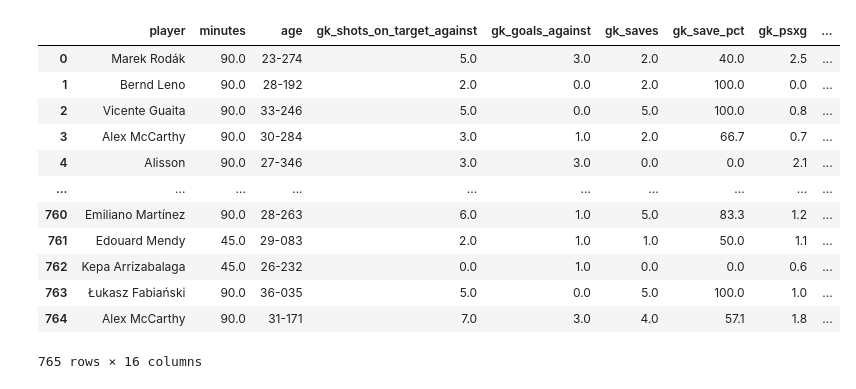
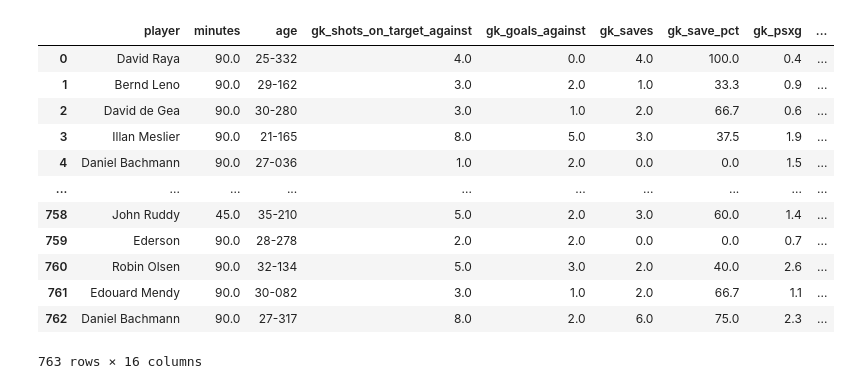
Before and after one commit to Giuliano99/Masterarbeit, a Jupyter notebook: Web Scrape.ipynb, the cells around one changed output. Cells and saved outputs as stored; diff of their text form; code cells hidden in the pictures.

Commit message:
prepare data for seasons 19 and 21, import data done, random forst done, Premier League done

```diff
--- a/Web Scrape.ipynb
+++ b/Web Scrape.ipynb
@@ -14,7 +16,7 @@ def get_links(url):
     comm = re.compile("<!--|-->")
     soup = BeautifulSoup(comm.sub("", res.text), 'lxml')
     all_tables = soup.findAll("tbody")
-    test = soup.find(id='div_sched_2020-2021_9_1')
+    test = soup.find(id='div_sched_2021-2022_9_1')
     x = "score"
     test = test.findAll("td", {"data-stat": x})
     link_list = []
@@ -144,7 +146,7 @@ def frame_for_category(category, top, end, features):
 
 
 def get_matchday_data(top, end, linklist):
-    pl, gk = frame_for_category('/en/matches/bf52349b', top, end, statsm)
+    pl, gk = frame_for_category('/en/matches/3adf2aa7', top, end, statsm)
     #pl1, gk1 = frame_for_category('/en/matches/3adf2aa7', top, end, statsm)
 
     for i in linklist:
@@ -246,7 +248,7 @@ def get_matchday_data_lineups(top, end, linklist):
  #   'https://fbref.com/en/matches/4a652b81/Tottenham-Hotspur-West-Bromwich-Albion-February-7-2021#-Premier-League')
 #frame_for_category_lineups('/en/matches/51fb894e', 'https://fbref.com/', '')
 # %%
-link_list = get_links('https://fbref.com/en/comps/9/10728/schedule/2020-2021-Premier-League-Scores-and-Fixtures')
+link_list = get_links('https://fbref.com/en/comps/9/2021-2022/schedule/2021-2022-Premier-League-Scores-and-Fixtures')
 
 # split list in 4 parts to not bring down website
 list1 = []
@@ -338,6 +342,6 @@ def concatenate_files(f1, f2, f3, f4):
     total.reset_index(inplace=True, drop=True)
     return total
 # %%
-gk_2020 = concatenate_files(gk_1, gk_2, gk_3, gk_4)
-pl_2020 = concatenate_files(df_1, df_2, df_3, df_4)
+gk = concatenate_files(gk_1, gk_2, gk_3, gk_4)
+pl = concatenate_files(df_1, df_2, df_3, df_4)
 # %%
@@ -345,19 +349,19 @@ lineups_2020 = concatenate_files(l_1, l_2, l_3, l_4)
 # %%
-pl_2020['matchweek'] = pl_2020['matchweek'].str.slice(start=-3, stop=-1).astype(float)
-gk_2020['matchweek'] = gk_2020['matchweek'].str.slice(start=-3, stop=-1).astype(float)
-pl_2020['position'] = pl_2020['position'].str.slice(start=0, stop=2)
-gk_2020
+pl['matchweek'] = pl['matchweek'].str.slice(start=-3, stop=-1).astype(float)
+gk['matchweek'] = gk['matchweek'].str.slice(start=-3, stop=-1).astype(float)
+pl['position'] = pl['position'].str.slice(start=0, stop=2)
+gk
 # %% [output]
 |  | player | minutes | age | gk_shots_on_target_against | gk_goals_against | gk_saves | gk_save_pct | gk_psxg | ... |
-| 0 | Marek Rodák | 90.0 | 23-274 | 5.0 | 3.0 | 2.0 | 40.0 | 2.5 | ... |
-| 1 | Bernd Leno | 90.0 | 28-192 | 2.0 | 0.0 | 2.0 | 100.0 | 0.0 | ... |
-| 2 | Vicente Guaita | 90.0 | 33-246 | 5.0 | 0.0 | 5.0 | 100.0 | 0.8 | ... |
-| 3 | Alex McCarthy | 90.0 | 30-284 | 3.0 | 1.0 | 2.0 | 66.7 | 0.7 | ... |
-| 4 | Alisson | 90.0 | 27-346 | 3.0 | 3.0 | 0.0 | 0.0 | 2.1 | ... |
+| 0 | David Raya | 90.0 | 25-332 | 4.0 | 0.0 | 4.0 | 100.0 | 0.4 | ... |
+| 1 | Bernd Leno | 90.0 | 29-162 | 3.0 | 2.0 | 1.0 | 33.3 | 0.9 | ... |
+| 2 | David de Gea | 90.0 | 30-280 | 3.0 | 1.0 | 2.0 | 66.7 | 0.6 | ... |
+| 3 | Illan Meslier | 90.0 | 21-165 | 8.0 | 5.0 | 3.0 | 37.5 | 1.9 | ... |
+| 4 | Daniel Bachmann | 90.0 | 27-036 | 1.0 | 2.0 | 0.0 | 0.0 | 1.5 | ... |
 | ... | ... | ... | ... | ... | ... | ... | ... | ... | ... |
-| 760 | Emiliano Martínez | 90.0 | 28-263 | 6.0 | 1.0 | 5.0 | 83.3 | 1.2 | ... |
-| 761 | Edouard Mendy | 45.0 | 29-083 | 2.0 | 1.0 | 1.0 | 50.0 | 1.1 | ... |
-| 762 | Kepa Arrizabalaga | 45.0 | 26-232 | 0.0 | 1.0 | 0.0 | 0.0 | 0.6 | ... |
-| 763 | Łukasz Fabiański | 90.0 | 36-035 | 5.0 | 0.0 | 5.0 | 100.0 | 1.0 | ... |
-| 764 | Alex McCarthy | 90.0 | 31-171 | 7.0 | 3.0 | 4.0 | 57.1 | 1.8 | ... |
+| 758 | John Ruddy | 45.0 | 35-210 | 5.0 | 2.0 | 3.0 | 60.0 | 1.4 | ... |
+| 759 | Ederson | 90.0 | 28-278 | 2.0 | 2.0 | 0.0 | 0.0 | 0.7 | ... |
+| 760 | Robin Olsen | 90.0 | 32-134 | 5.0 | 3.0 | 2.0 | 40.0 | 2.6 | ... |
+| 761 | Edouard Mendy | 90.0 | 30-082 | 3.0 | 1.0 | 2.0 | 66.7 | 1.1 | ... |
+| 762 | Daniel Bachmann | 90.0 | 27-317 | 8.0 | 2.0 | 6.0 | 75.0 | 2.3 | ... |
-765 rows × 16 columns
+763 rows × 16 columns
```
Also changed, not shown: parts of 16 cells of this notebook, 8 other files.
